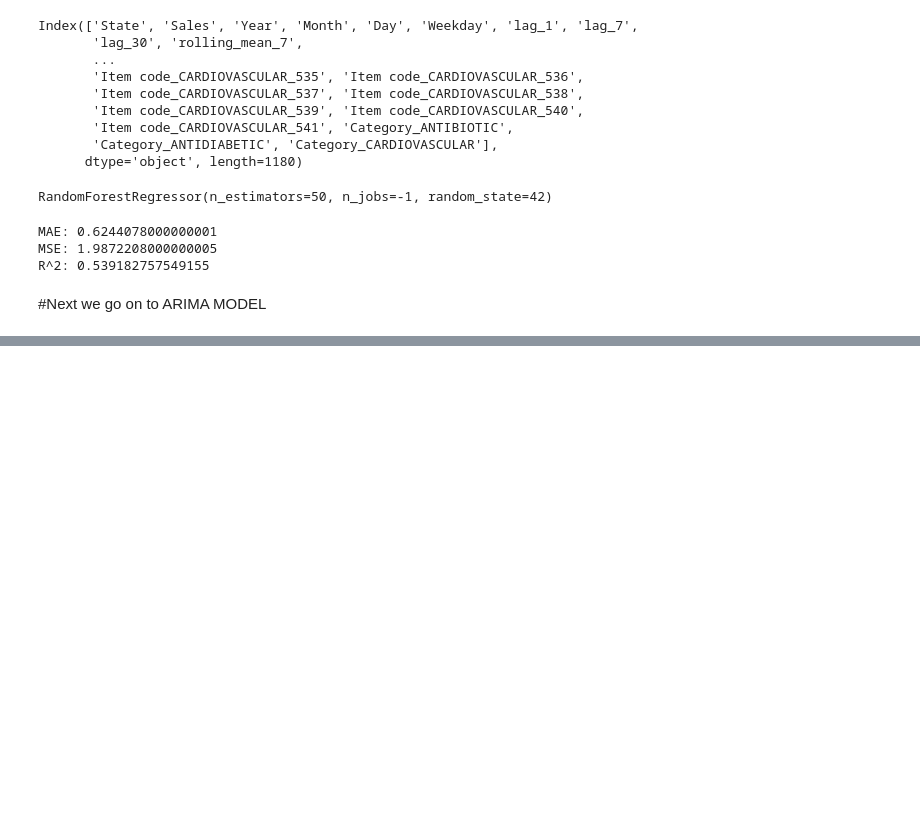
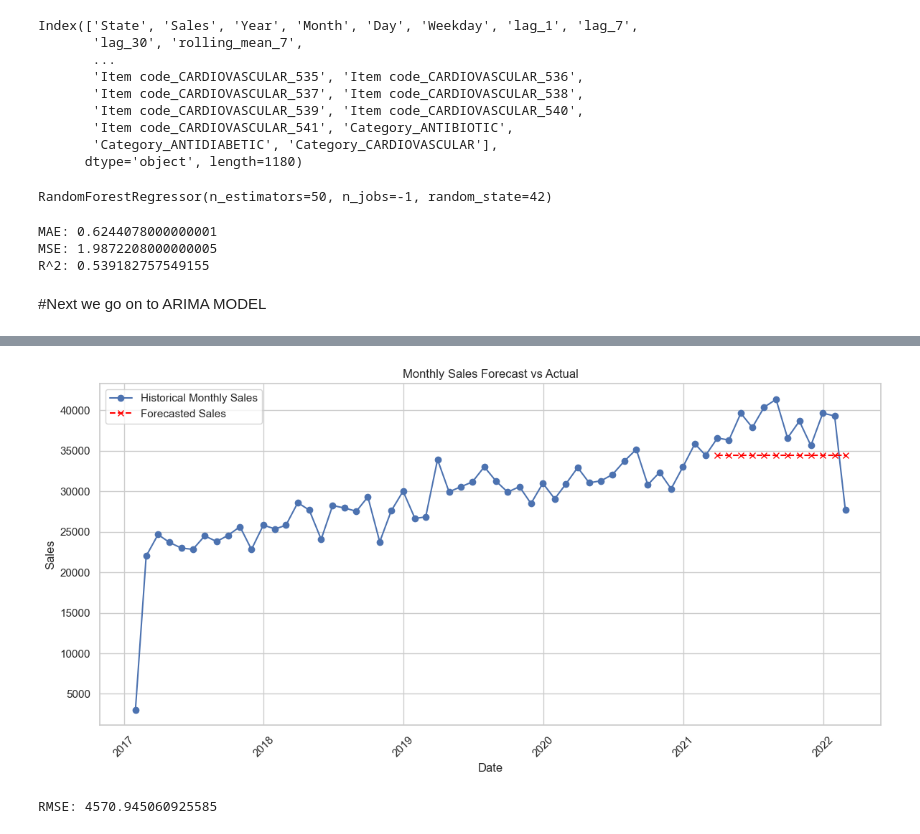
Before and after one commit to artificialcoder02/Mankind_TimeSeries_Analysis, a Jupyter notebook: Time_Series_Analysis_Mankind.ipynb, the cells around one changed output, grey strips where cells are left out. Saved outputs shown, nothing was run; the diff lists cells and outputs as text; code cells hidden in the pictures; blank space fills up the shorter version.

```diff
--- a/Time_Series_Analysis_Mankind.ipynb
+++ b/Time_Series_Analysis_Mankind.ipynb
@@ -742,0 +841,34 @@ print('p-value:', result[1])
+# %%
+# Split the data
+training_data = monthly_sales_TN[:-12]  # All data except the last 12 months
+testing_data = monthly_sales_TN[-12:]   # The last 12 months
+# %%
+# Assuming the last date in your training data is correctly identified
+last_date = training_data.index[-1]
+
+# Create a date range for the forecasted period, ensuring it has the same length as the forecast
+forecast_index = pd.date_range(start=last_date + pd.offsets.MonthBegin(1), periods=12, freq='M')
+# %%
+# Plot historical data
+plt.figure(figsize=(12, 6))
+plt.plot(monthly_sales_TN.index, monthly_sales_TN, label='Historical Monthly Sales', marker='o')
+
+# Plot forecasted data
+plt.plot(forecast_index, forecast, label='Forecasted Sales', color='red', linestyle='--', marker='x')
+
+plt.title('Monthly Sales Forecast vs Actual')
+plt.xlabel('Date')
+plt.ylabel('Sales')
+plt.legend()
+plt.xticks(rotation=45)  # Rotating date labels for better readability
+plt.tight_layout()  # Adjust layout to make room for the rotated date labels
+plt.show()
+# %% [output]
+[figure, added]
+# %%
+mse = mean_squared_error(testing_data, forecast)
+rmse = np.sqrt(mse)
+
+print(f"RMSE: {rmse}")
+# %% [output]
+RMSE: 4570.945060925585
```
Also changed, not shown: parts of 23 cells of this notebook, 1 other file.
